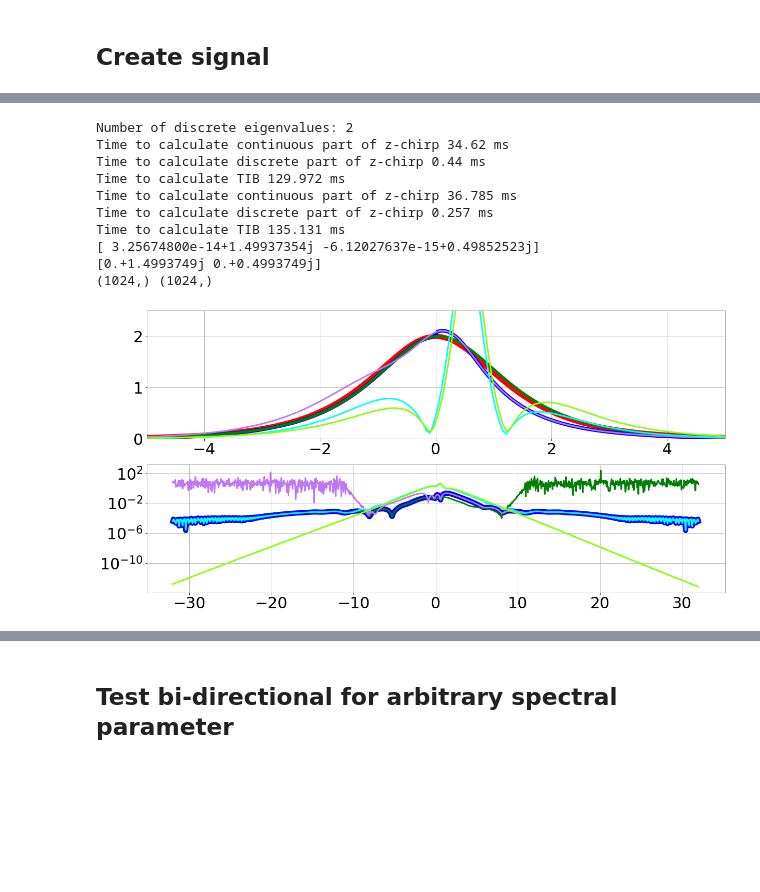
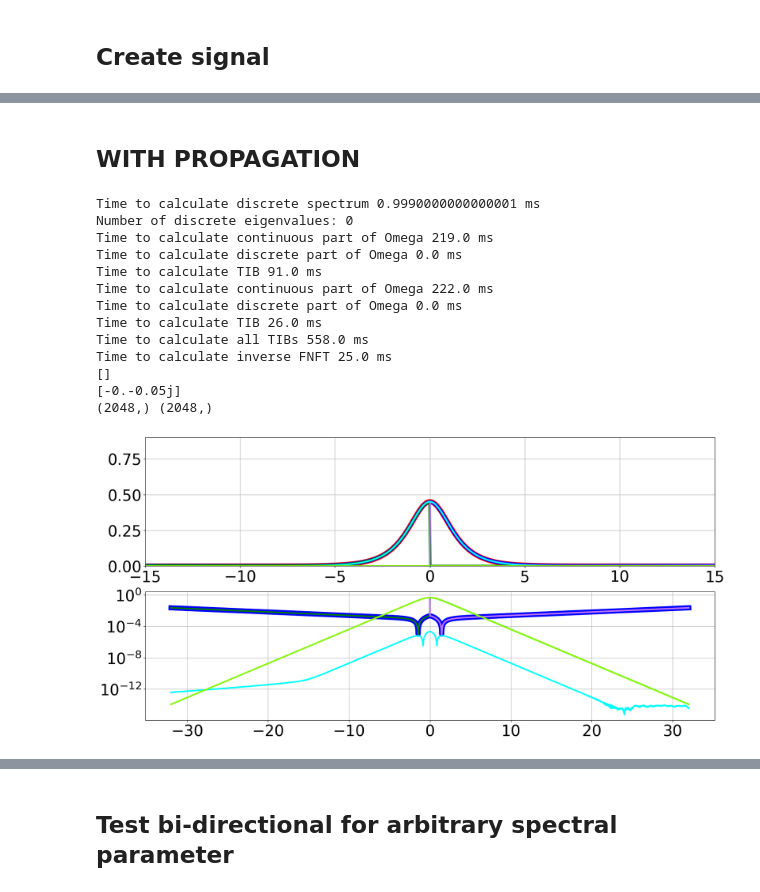
Before and after one commit to esf0/nft-processing, a Jupyter notebook: notebooks/test_nft_functions.ipynb, the cells around one changed output, grey strips where cells are left out. Saved outputs shown, nothing was run; the diff lists cells and outputs as text; code cells hidden in the pictures; blank space fills up the shorter version.

```diff
--- a/notebooks/test_nft_functions.ipynb
+++ b/notebooks/test_nft_functions.ipynb
@@ -71,0 +162,28 @@ result_cont = get_continuous_spectrum(q, t, xi=None, type='fnft', xi_upsampling=
+# %%
+matplotlib.rcParams.update({'font.size': 30})
+color = ['red', 'blue', 'green', 'xkcd:light purple', 'xkcd:cyan', 'xkcd:lime green']
+fig, axs = plt.subplots(2, 1, figsize=(20, 10))
+axs[0].plot(t, np.absolute(q), color[0], linewidth=10)
+axs[0].plot(t, np.absolute(q_tib_total), color[1], linewidth=7)
+#axs[0].plot(t, np.absolute(q_tib_left), color[2], linewidth=5)
+#axs[0].plot(t, np.absolute(q_tib_right), color[3], linewidth=3)
+axs[0].plot(t, np.absolute(q_fnft), color[4], linewidth=3)
+#axs[0].plot(t, np.absolute(q_fnft_still), color[5], linewidth=3)
+axs[0].grid(True)
+#axs[0].set_xlim(-15, 15)
+axs[0].set_ylim(0, ampl + 0.5)
+
+axs[1].plot(t, np.absolute(q - q_tib_total), color[1], linewidth=10)
+#axs[1].plot(t, np.absolute(q - q_tib_left), color[2], linewidth=3)
+#axs[1].plot(t, np.absolute(q - q_tib_right), color[3], linewidth=3)
+axs[1].plot(t, np.absolute(q - q_fnft), color[4], linewidth=3)
+#axs[1].plot(t, np.absolute(q - q_fnft_still), color[5], linewidth=3)
+axs[1].grid(True)
+axs[1].set_yscale('log')
+
+#set y ticks
+y_major = matplotlib.ticker.LogLocator(base = 10.0, numticks = 5)
+axs[1].yaxis.set_major_locator(y_major)
+y_minor = matplotlib.ticker.LogLocator(base = 10.0, subs = np.arange(1.0, 10.0) * 0.1, numticks = 10)
+axs[1].yaxis.set_minor_locator(y_minor)
+axs[1].yaxis.set_minor_formatter(matplotlib.ticker.NullFormatter())
@@ -72,8 +192,13 @@ result_cont = get_continuous_spectrum(q, t, xi=None, type='fnft', xi_upsampling=
+# %% [markdown]
+## WITH PROPAGATION
 # %%
+import nft_analyse as nft
+reload(nft)
+
 z_back = z_prop
 xi_upsampling = 1
 forward_continuous_type='fnft'
-forward_discrete_type='fnft'
+forward_discrete_type='pjt' # 'fnft'
 forward_discrete_coef_type='bi-direct'
 inverse_type='both'
 fnft_type=0
@@ -108,46 +233,49 @@ q_fnft_still = res['q']
 
 print(np.shape(b_xi), np.shape(xi))
 # %% [output]
-Number of discrete eigenvalues: 2
-Time to calculate continuous part of z-chirp 34.62 ms
-Time to calculate discrete part of z-chirp 0.44 ms
-Time to calculate TIB 129.972 ms
-Time to calculate continuous part of z-chirp 36.785 ms
-Time to calculate discrete part of z-chirp 0.257 ms
-Time to calculate TIB 135.131 ms
-[ 3.25674800e-14+1.49937354j -6.12027637e-15+0.49852523j]
-[0.+1.4993749j 0.+0.4993749j]
-(1024,) (1024,)
+Time to calculate discrete spectrum 0.9990000000000001 ms
+Number of discrete eigenvalues: 0
+Time to calculate continuous part of Omega 219.0 ms
+Time to calculate discrete part of Omega 0.0 ms
+Time to calculate TIB 91.0 ms
+Time to calculate continuous part of Omega 222.0 ms
+Time to calculate discrete part of Omega 0.0 ms
+Time to calculate TIB 26.0 ms
+Time to calculate all TIBs 558.0 ms
+Time to calculate inverse FNFT 25.0 ms
+[]
+[-0.-0.05j]
+(2048,) (2048,)
 # %%
 matplotlib.rcParams.update({'font.size': 30})
 color = ['red', 'blue', 'green', 'xkcd:light purple', 'xkcd:cyan', 'xkcd:lime green']
 fig, axs = plt.subplots(2, 1, figsize=(20, 10))
 axs[0].plot(t, np.absolute(q), color[0], linewidth=10)
 axs[0].plot(t, np.absolute(q_tib_total), color[1], linewidth=7)
 axs[0].plot(t, np.absolute(q_tib_left), color[2], linewidth=5)
 axs[0].plot(t, np.absolute(q_tib_right), color[3], linewidth=3)
 axs[0].plot(t, np.absolute(q_fnft), color[4], linewidth=3)
 axs[0].plot(t, np.absolute(q_fnft_still), color[5], linewidth=3)
 axs[0].grid(True)
-axs[0].set_xlim(-5, 5)
-axs[0].set_ylim(0, ampl + 0.5)
+axs[0].set_xlim(-15, 15)
+axs[0].set_ylim(0, 2*ampl)
 
 axs[1].plot(t, np.absolute(q - q_tib_total), color[1], linewidth=10)
 axs[1].plot(t, np.absolute(q - q_tib_left), color[2], linewidth=3)
 axs[1].plot(t, np.absolute(q - q_tib_right), color[3], linewidth=3)
 axs[1].plot(t, np.absolute(q - q_fnft), color[4], linewidth=3)
 axs[1].plot(t, np.absolute(q - q_fnft_still), color[5], linewidth=3)
 axs[1].grid(True)
 axs[1].set_yscale('log')
 
 #set y ticks
 y_major = matplotlib.ticker.LogLocator(base = 10.0, numticks = 5)
 axs[1].yaxis.set_major_locator(y_major)
 y_minor = matplotlib.ticker.LogLocator(base = 10.0, subs = np.arange(1.0, 10.0) * 0.1, numticks = 10)
 axs[1].yaxis.set_minor_locator(y_minor)
 axs[1].yaxis.set_minor_formatter(matplotlib.ticker.NullFormatter())
 # %% [output]
-[figure, old version]
+[figure, new version]
 # %%
 matplotlib.rcParams.update({'font.size': 30})
 color = ['red', 'blue', 'green', 'xkcd:light purple', 'xkcd:cyan']
```
Also changed, not shown: parts of 8 cells of this notebook, 5 other files.
